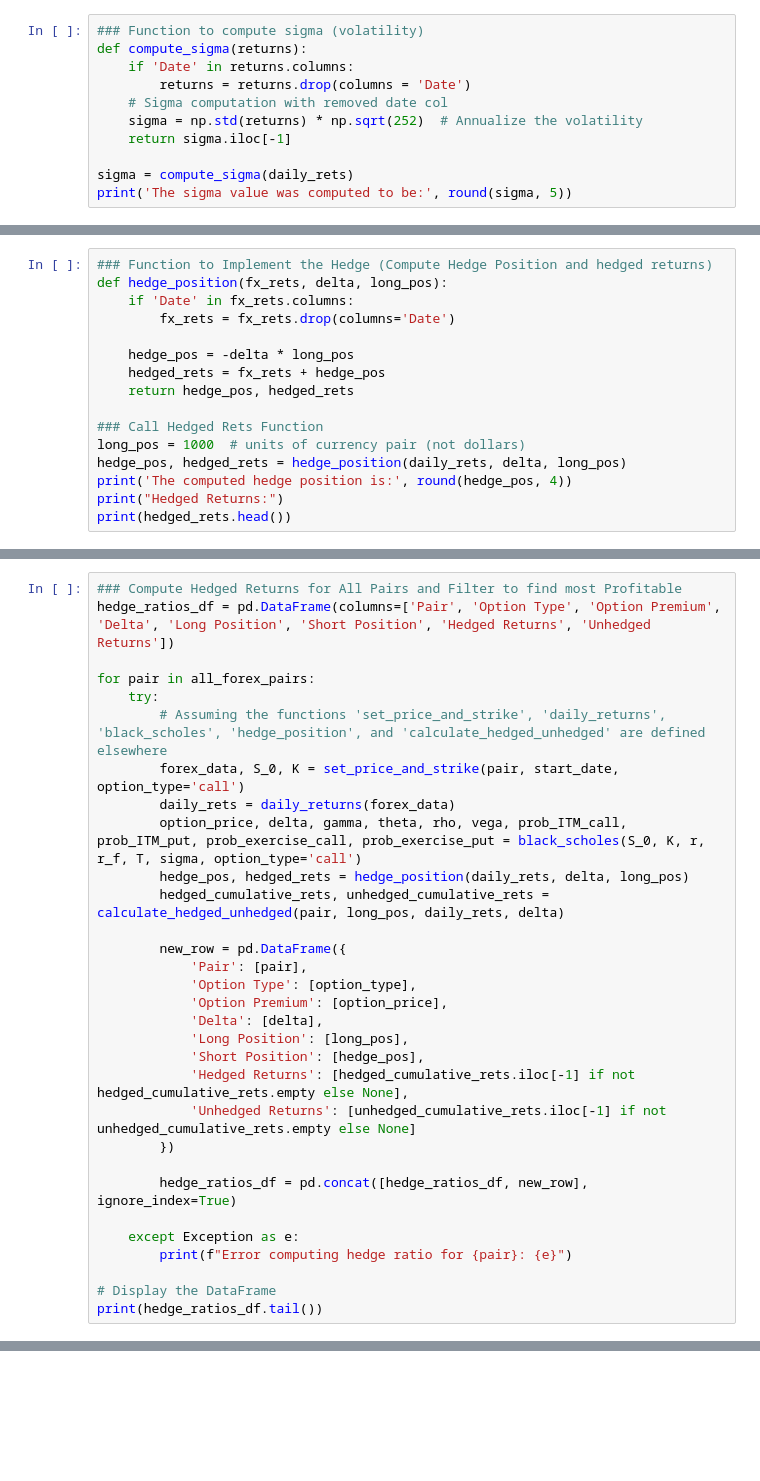
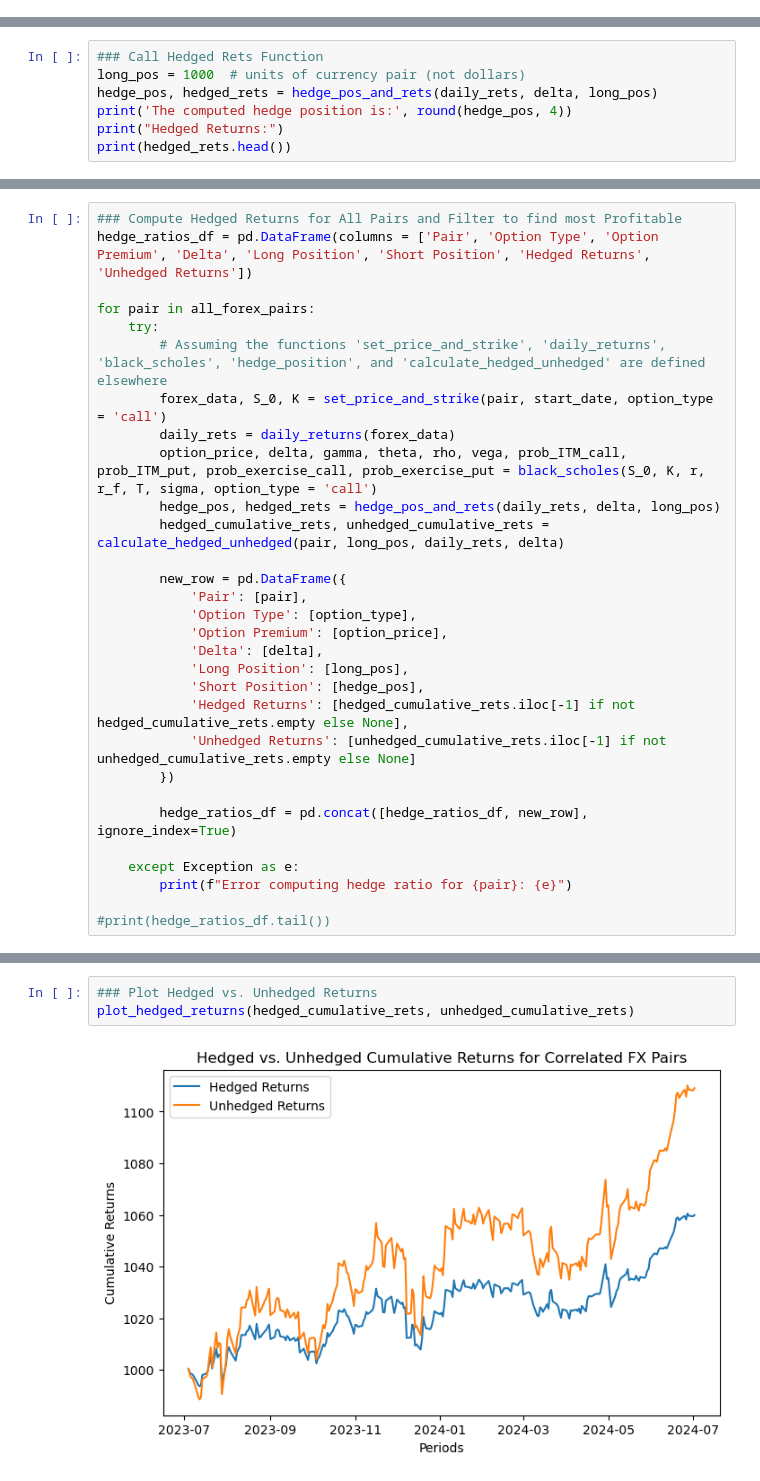
Before and after one commit to mburley127/FXHedging, a Jupyter notebook: FX_OptionsHedge/OptionsHedge.ipynb, the cells around one changed output, grey strips where cells are left out. Drawn from its saved outputs; the diff is of its cells as text; blank space fills up the shorter version.

```diff
--- a/FX_OptionsHedge/OptionsHedge.ipynb
+++ b/FX_OptionsHedge/OptionsHedge.ipynb
@@ -82,13 +55,2 @@ print(daily_rets)
 
 [261 rows x 2 columns]
-# %%
-### Function to compute sigma (volatility)
-def compute_sigma(returns):
-    if 'Date' in returns.columns:
-        returns = returns.drop(columns = 'Date')
-    # Sigma computation with removed date col
-    sigma = np.std(returns) * np.sqrt(252)  # Annualize the volatility
-    return sigma.iloc[-1]
-
-sigma = compute_sigma(daily_rets)
-print('The sigma value was computed to be:', round(sigma, 5))
@@ -170,16 +95,7 @@ Probability of Exercise (Put): 0.5751 - Probability the put option will be exerc
 # %%
-### Function to Implement the Hedge (Compute Hedge Position and hedged returns)
-def hedge_position(fx_rets, delta, long_pos):
-    if 'Date' in fx_rets.columns:
-        fx_rets = fx_rets.drop(columns='Date')
-
-    hedge_pos = -delta * long_pos
-    hedged_rets = fx_rets + hedge_pos
-    return hedge_pos, hedged_rets
-
 ### Call Hedged Rets Function
 long_pos = 1000  # units of currency pair (not dollars)
-hedge_pos, hedged_rets = hedge_position(daily_rets, delta, long_pos)
+hedge_pos, hedged_rets = hedge_pos_and_rets(daily_rets, delta, long_pos)
 print('The computed hedge position is:', round(hedge_pos, 4))
 print("Hedged Returns:")
 print(hedged_rets.head())
@@ -244,14 +135,14 @@ Name: USDEUR=X, dtype: float64
 # %%
 ### Compute Hedged Returns for All Pairs and Filter to find most Profitable
-hedge_ratios_df = pd.DataFrame(columns=['Pair', 'Option Type', 'Option Premium', 'Delta', 'Long Position', 'Short Position', 'Hedged Returns', 'Unhedged Returns'])
+hedge_ratios_df = pd.DataFrame(columns = ['Pair', 'Option Type', 'Option Premium', 'Delta', 'Long Position', 'Short Position', 'Hedged Returns', 'Unhedged Returns'])
 
 for pair in all_forex_pairs:
     try:
         # Assuming the functions 'set_price_and_strike', 'daily_returns', 'black_scholes', 'hedge_position', and 'calculate_hedged_unhedged' are defined elsewhere
-        forex_data, S_0, K = set_price_and_strike(pair, start_date, option_type='call')
+        forex_data, S_0, K = set_price_and_strike(pair, start_date, option_type = 'call')
         daily_rets = daily_returns(forex_data)
-        option_price, delta, gamma, theta, rho, vega, prob_ITM_call, prob_ITM_put, prob_exercise_call, prob_exercise_put = black_scholes(S_0, K, r, r_f, T, sigma, option_type='call')
-        hedge_pos, hedged_rets = hedge_position(daily_rets, delta, long_pos)
+        option_price, delta, gamma, theta, rho, vega, prob_ITM_call, prob_ITM_put, prob_exercise_call, prob_exercise_put = black_scholes(S_0, K, r, r_f, T, sigma, option_type = 'call')
+        hedge_pos, hedged_rets = hedge_pos_and_rets(daily_rets, delta, long_pos)
         hedged_cumulative_rets, unhedged_cumulative_rets = calculate_hedged_unhedged(pair, long_pos, daily_rets, delta)
 
         new_row = pd.DataFrame({
@@ -270,8 +161,7 @@ for pair in all_forex_pairs:
     except Exception as e:
         print(f"Error computing hedge ratio for {pair}: {e}")
 
-# Display the DataFrame
-print(hedge_ratios_df.tail())
+#print(hedge_ratios_df.tail())
 # %% [output]
 [*********************100%%**********************]  1 of 1 completed
 [*********************100%%**********************]  1 of 1 completed
@@ -338,0 +216,5 @@ Unhedged Returns: 1119.163710
+# %%
+### Plot Hedged vs. Unhedged Returns
+plot_hedged_returns(hedged_cumulative_rets, unhedged_cumulative_rets)
+# %% [output]
+[figure, added]
```
Also changed, not shown: parts of 13 cells of this notebook, 1 other file.
